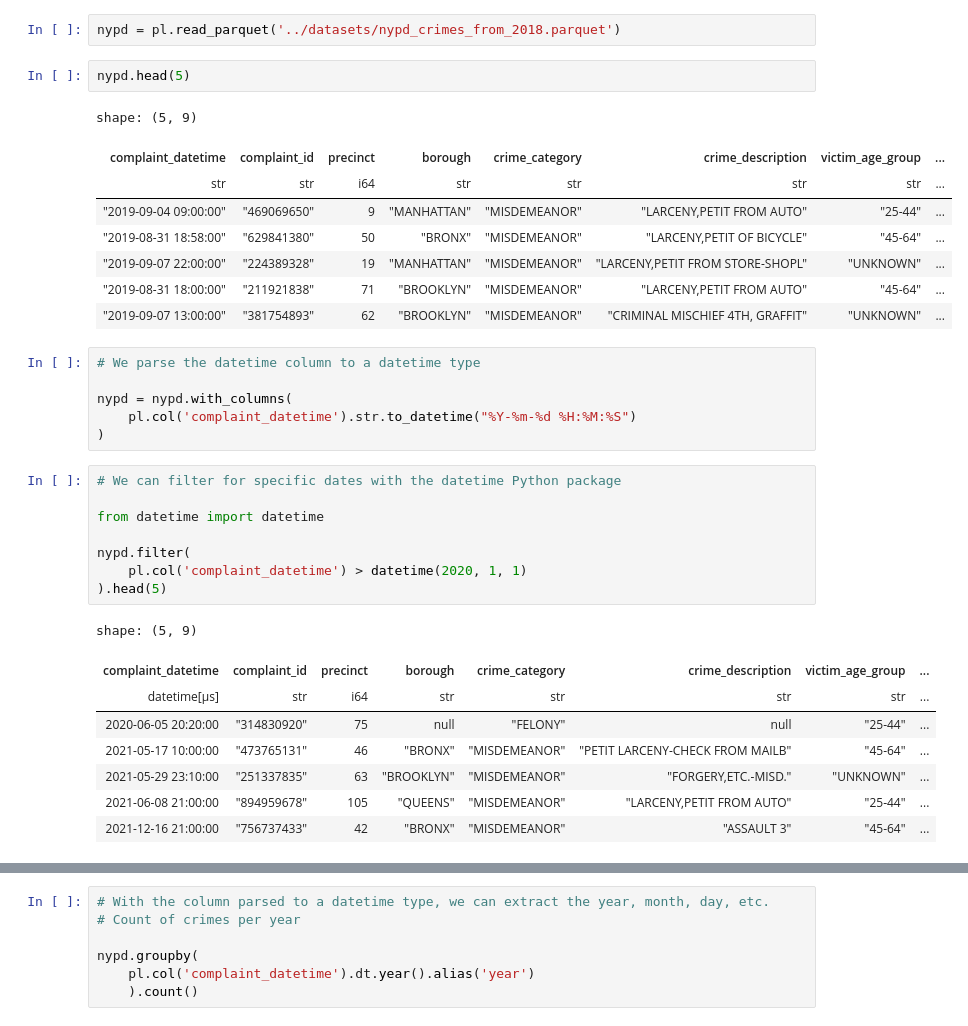
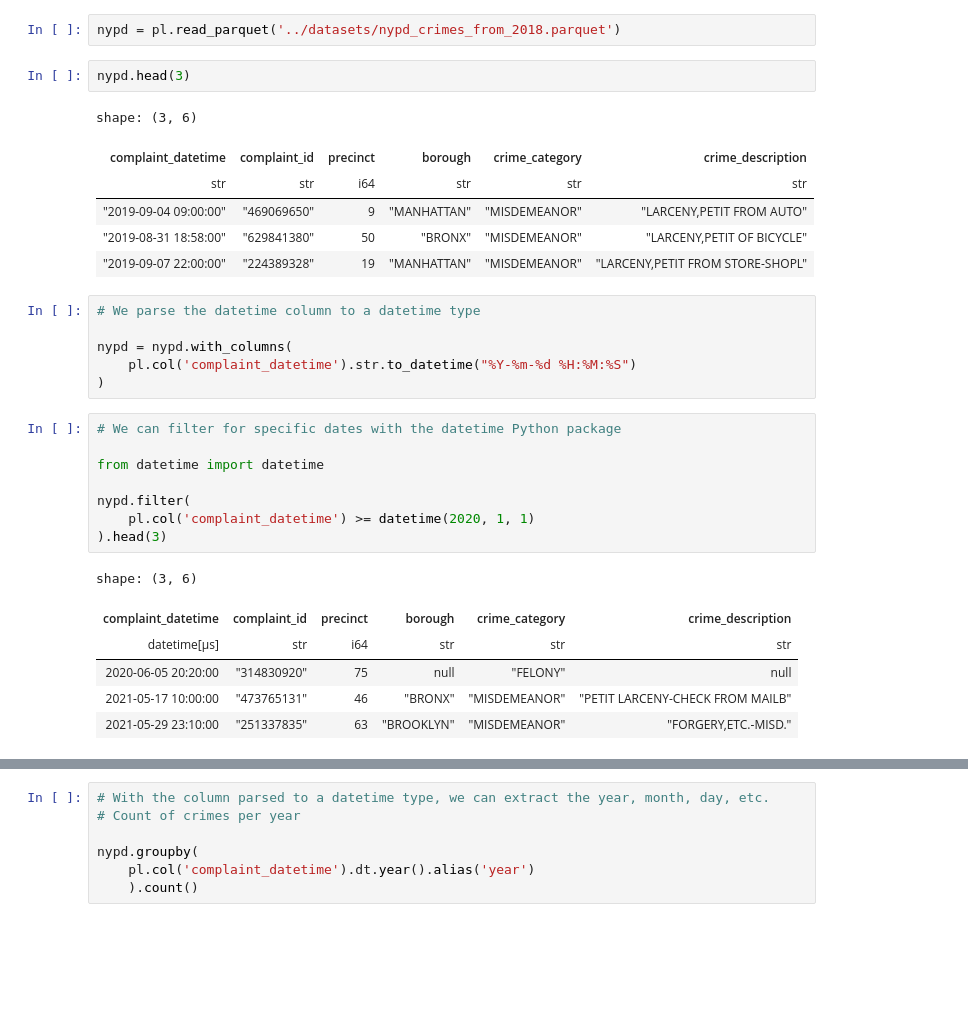
Before and after one commit to PacktPublishing/Data-Analysis-with-Polars, a Jupyter notebook: chapter_04/04.1_Advanced_data_transformation.ipynb, the cells around one changed output, grey strips where cells are left out. Cells and saved outputs as stored; diff of their text form; blank space fills up the shorter version.

```diff
--- a/chapter_04/04.1_Advanced_data_transformation.ipynb
+++ b/chapter_04/04.1_Advanced_data_transformation.ipynb
@@ -371,16 +389,14 @@ shape: (5, 2)
 # %%
 nypd = pl.read_parquet('../datasets/nypd_crimes_from_2018.parquet')
 # %%
-nypd.head(5)
+nypd.head(3)
 # %% [output]
-shape: (5, 9)
+shape: (3, 6)
-| complaint_datetime | complaint_id | precinct | borough | crime_category | crime_description | victim_age_group | ... |
-| str | str | i64 | str | str | str | str | ... |
-| "2019-09-04 09:00:00" | "469069650" | 9 | "MANHATTAN" | "MISDEMEANOR" | "LARCENY,PETIT FROM AUTO" | "25-44" | ... |
-| "2019-08-31 18:58:00" | "629841380" | 50 | "BRONX" | "MISDEMEANOR" | "LARCENY,PETIT OF BICYCLE" | "45-64" | ... |
-| "2019-09-07 22:00:00" | "224389328" | 19 | "MANHATTAN" | "MISDEMEANOR" | "LARCENY,PETIT FROM STORE-SHOPL" | "UNKNOWN" | ... |
-| "2019-08-31 18:00:00" | "211921838" | 71 | "BROOKLYN" | "MISDEMEANOR" | "LARCENY,PETIT FROM AUTO" | "45-64" | ... |
-| "2019-09-07 13:00:00" | "381754893" | 62 | "BROOKLYN" | "MISDEMEANOR" | "CRIMINAL MISCHIEF 4TH, GRAFFIT" | "UNKNOWN" | ... |
+| complaint_datetime | complaint_id | precinct | borough | crime_category | crime_description |
+| str | str | i64 | str | str | str |
+| "2019-09-04 09:00:00" | "469069650" | 9 | "MANHATTAN" | "MISDEMEANOR" | "LARCENY,PETIT FROM AUTO" |
+| "2019-08-31 18:58:00" | "629841380" | 50 | "BRONX" | "MISDEMEANOR" | "LARCENY,PETIT OF BICYCLE" |
+| "2019-09-07 22:00:00" | "224389328" | 19 | "MANHATTAN" | "MISDEMEANOR" | "LARCENY,PETIT FROM STORE-SHOPL" |
 # %%
 # We parse the datetime column to a datetime type
 
@@ -393,17 +409,15 @@ nypd = nypd.with_columns(
 from datetime import datetime
 
 nypd.filter(
-    pl.col('complaint_datetime') > datetime(2020, 1, 1)
-).head(5)
+    pl.col('complaint_datetime') >= datetime(2020, 1, 1)
+).head(3)
 # %% [output]
-shape: (5, 9)
+shape: (3, 6)
-| complaint_datetime | complaint_id | precinct | borough | crime_category | crime_description | victim_age_group | ... |
-| datetime[μs] | str | i64 | str | str | str | str | ... |
-| 2020-06-05 20:20:00 | "314830920" | 75 | null | "FELONY" | null | "25-44" | ... |
-| 2021-05-17 10:00:00 | "473765131" | 46 | "BRONX" | "MISDEMEANOR" | "PETIT LARCENY-CHECK FROM MAILB" | "45-64" | ... |
-| 2021-05-29 23:10:00 | "251337835" | 63 | "BROOKLYN" | "MISDEMEANOR" | "FORGERY,ETC.-MISD." | "UNKNOWN" | ... |
-| 2021-06-08 21:00:00 | "894959678" | 105 | "QUEENS" | "MISDEMEANOR" | "LARCENY,PETIT FROM AUTO" | "25-44" | ... |
-| 2021-12-16 21:00:00 | "756737433" | 42 | "BRONX" | "MISDEMEANOR" | "ASSAULT 3" | "45-64" | ... |
+| complaint_datetime | complaint_id | precinct | borough | crime_category | crime_description |
+| datetime[μs] | str | i64 | str | str | str |
+| 2020-06-05 20:20:00 | "314830920" | 75 | null | "FELONY" | null |
+| 2021-05-17 10:00:00 | "473765131" | 46 | "BRONX" | "MISDEMEANOR" | "PETIT LARCENY-CHECK FROM MAILB" |
+| 2021-05-29 23:10:00 | "251337835" | 63 | "BROOKLYN" | "MISDEMEANOR" | "FORGERY,ETC.-MISD." |
 # %%
 # We can filter for date ranges using the is_between method
 
```
Also changed, not shown: parts of 49 cells of this notebook, 2 other files.
